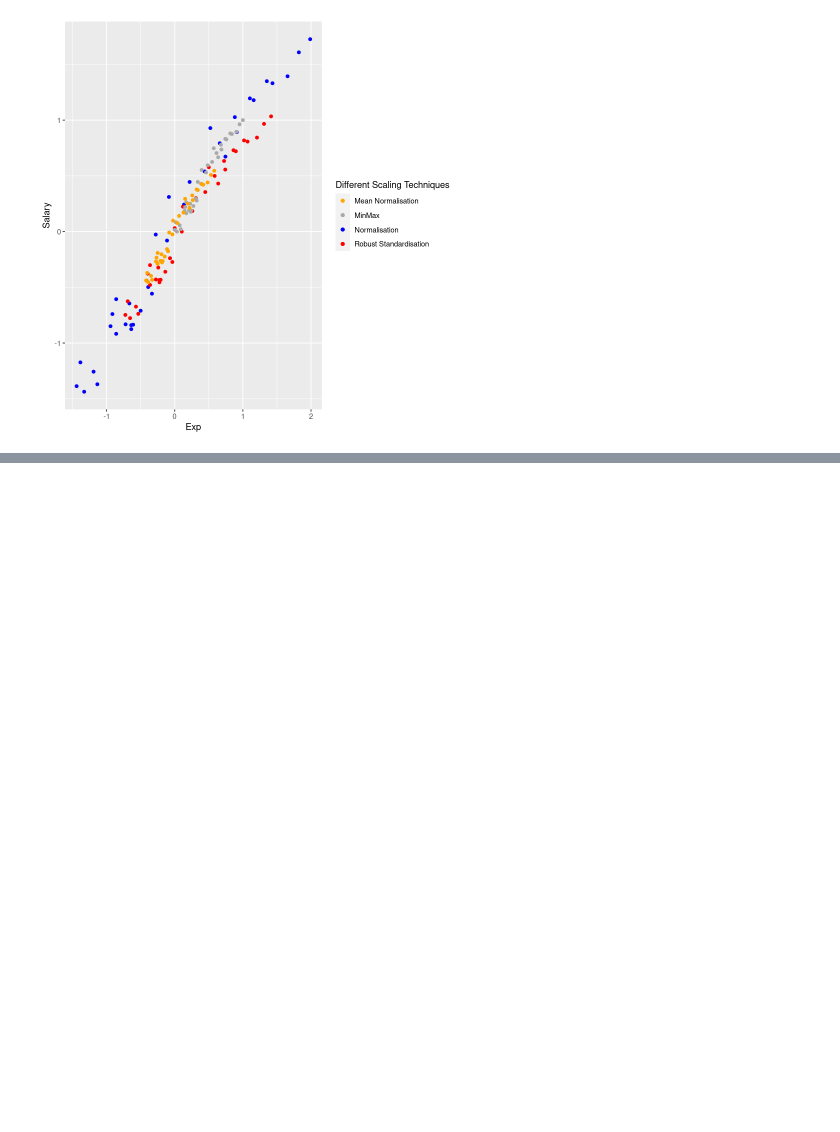
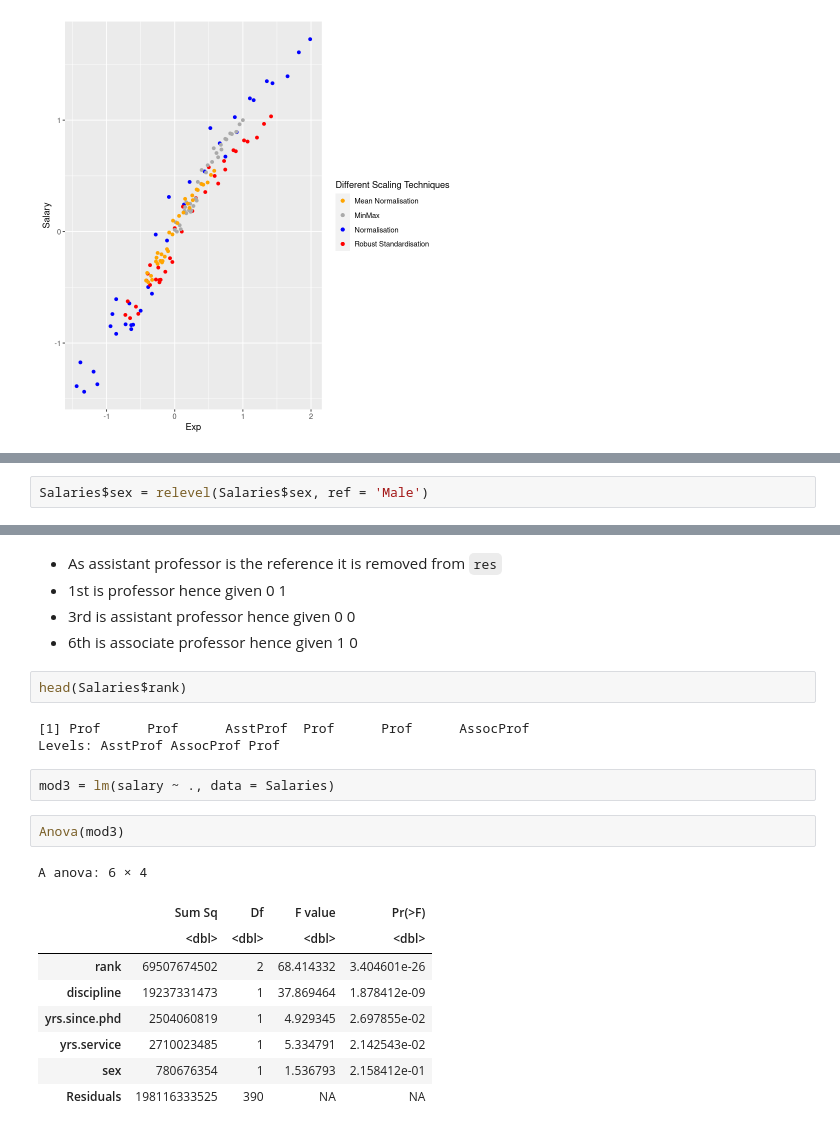
Before and after one commit to EshaanJoshiSDBI/Notes, a Jupyter notebook: Sem3/Time series Analysis/lr(R).ipynb, the cells around one changed output, grey strips where cells are left out. Saved outputs shown, nothing was run; the diff lists cells and outputs as text; blank space fills up the shorter version.

```diff
--- a/Sem3/Time series Analysis/lr(R).ipynb
+++ b/Sem3/Time series Analysis/lr(R).ipynb
@@ -371,0 +426,2 @@ ggplot() + geom_point(norm_df, mapping = aes(x=Exp, y=Salary, color="Normalisati
+# %%
+Salaries$sex = relevel(Salaries$sex, ref = 'Male')
@@ -371,0 +472,24 @@ ggplot() + geom_point(norm_df, mapping = aes(x=Exp, y=Salary, color="Normalisati
+# %% [markdown]
+- As assistant professor is the reference it is removed from `res`
+- 1st is professor hence given 0 1
+- 3rd is assistant professor hence given 0 0
+- 6th is associate professor hence given 1 0
+# %%
+head(Salaries$rank)
+# %% [output]
+[1] Prof      Prof      AsstProf  Prof      Prof      AssocProf
+Levels: AsstProf AssocProf Prof
+# %%
+mod3 = lm(salary ~ ., data = Salaries)
+# %%
+Anova(mod3)
+# %% [output]
+A anova: 6 × 4
+|  | Sum Sq | Df | F value | Pr(>F) |
+|  | <dbl> | <dbl> | <dbl> | <dbl> |
+| rank | 69507674502 | 2 | 68.414332 | 3.404601e-26 |
+| discipline | 19237331473 | 1 | 37.869464 | 1.878412e-09 |
+| yrs.since.phd | 2504060819 | 1 | 4.929345 | 2.697855e-02 |
+| yrs.service | 2710023485 | 1 | 5.334791 | 2.142543e-02 |
+| sex | 780676354 | 1 | 1.536793 | 2.158412e-01 |
+| Residuals | 198116333525 | 390 | NA | NA |
```
Also changed, not shown: parts of 15 cells of this notebook, 6 other files.
